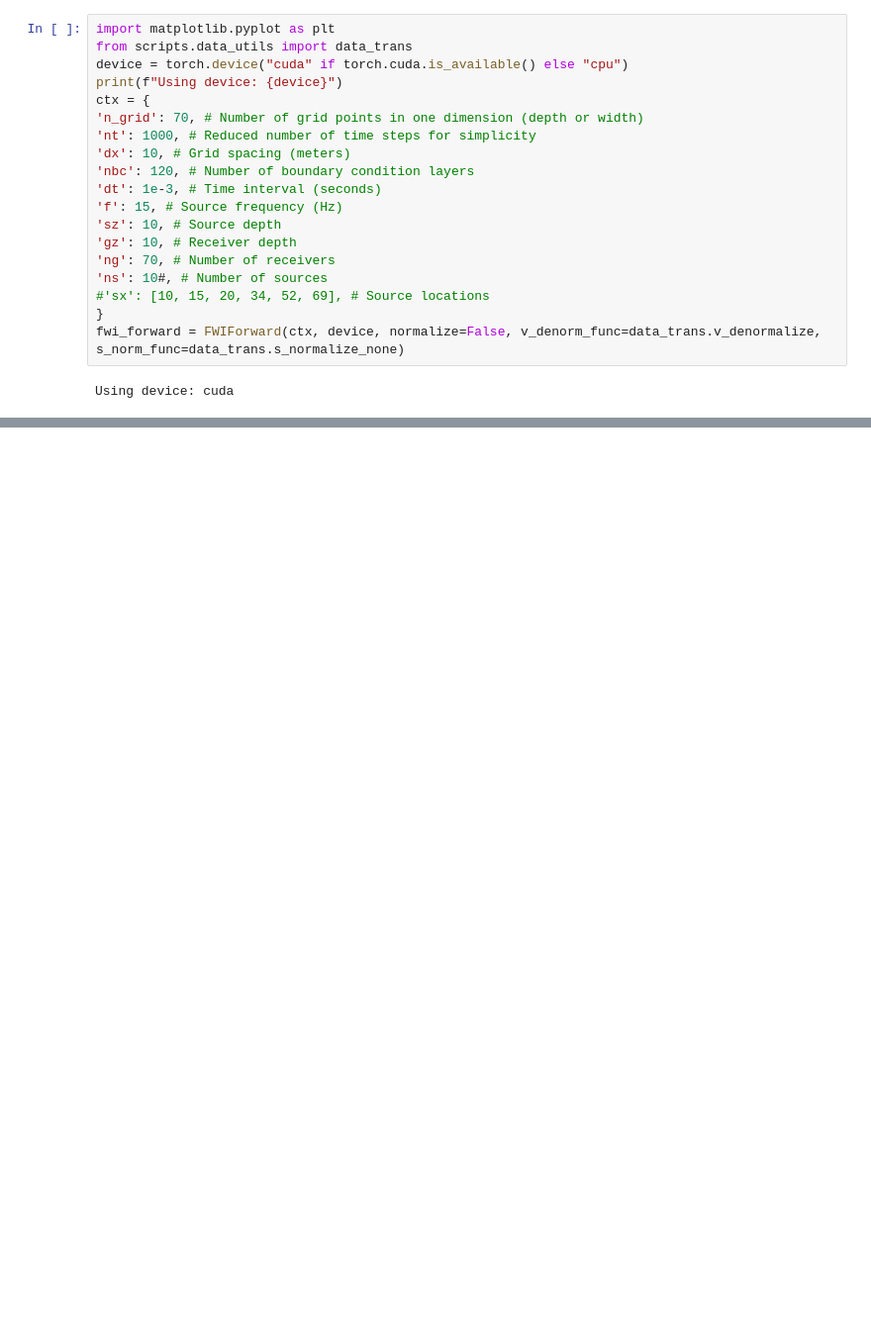
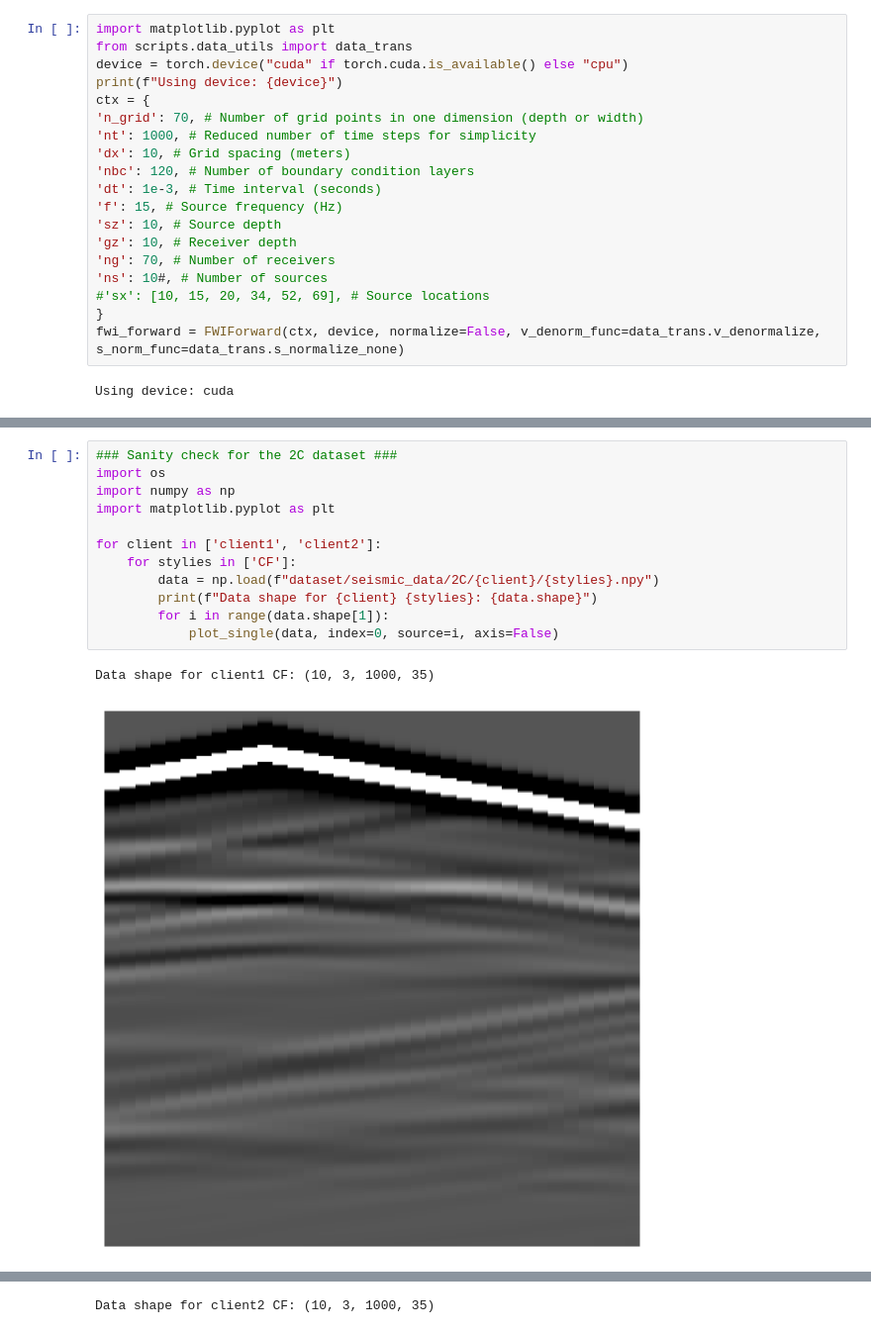
Before and after one commit to SimingShan/red-diffeq-fl, a Jupyter notebook: data_partition.ipynb, the cells around one changed output, grey strips where cells are left out. Shown at 99% size. Saved outputs shown, nothing was run; the diff lists cells and outputs as text; blank space fills up the shorter version.

```diff
--- a/data_partition.ipynb
+++ b/data_partition.ipynb
@@ -278,0 +424,15 @@ dict_keys(['losses_centralized', 'metrics_centralized'])
+# %%
+### Sanity check for the 2C dataset ###
+import os
+import numpy as np
+import matplotlib.pyplot as plt
+
+for client in ['client1', 'client2']:
+    for stylies in ['CF']:
+        data = np.load(f"dataset/seismic_data/2C/{client}/{stylies}.npy")
+        print(f"Data shape for {client} {stylies}: {data.shape}")
+        for i in range(data.shape[1]):
+            plot_single(data, index=0, source=i, axis=False)
+# %% [output]
+Data shape for client1 CF: (10, 3, 1000, 35)
+[figure, added]
@@ -278,0 +441 @@ dict_keys(['losses_centralized', 'metrics_centralized'])
+Data shape for client2 CF: (10, 3, 1000, 35)
```
Also changed, not shown: parts of 16 cells of this notebook, 22 other files.
